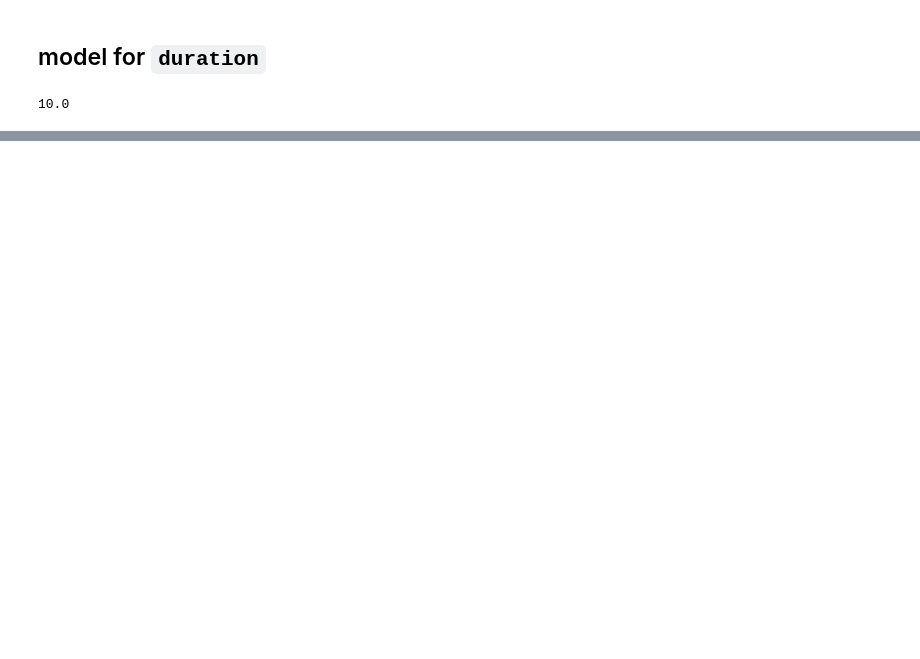
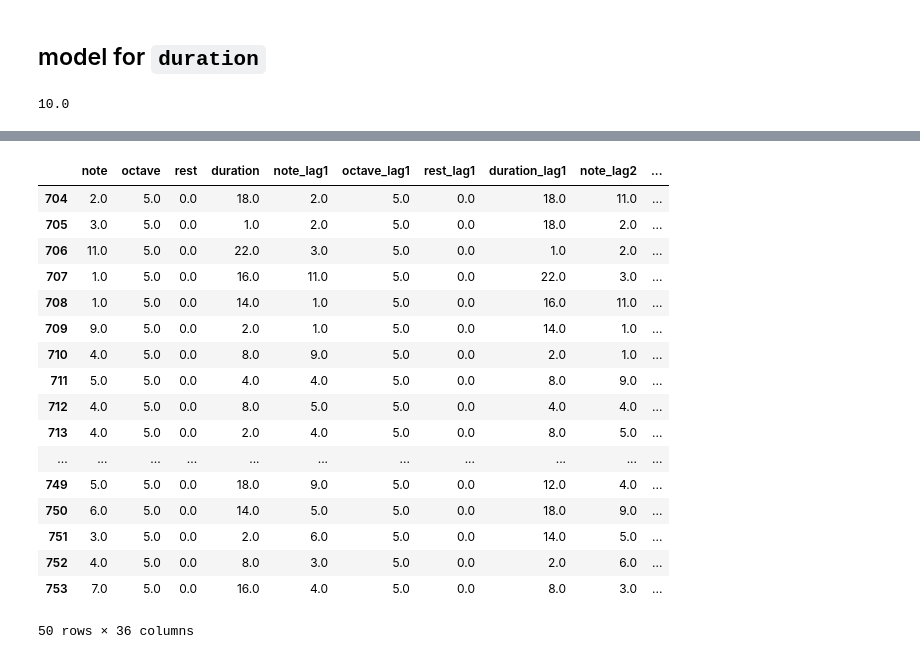
Before and after one commit to Sciurus365/MLProject2021, a Jupyter notebook: MultiStep2.ipynb, the cells around one changed output, grey strips where cells are left out. Saved outputs shown, nothing was run; the diff lists cells and outputs as text; code cells hidden in the pictures; blank space fills up the shorter version.

```diff
--- a/MultiStep2.ipynb
+++ b/MultiStep2.ipynb
@@ -197,0 +217,50 @@ plt.scatter(dfV1[dfV1.rest != 1]['duration'], rcv_pipe_duration_pred, alpha = 0.
+# %%
+dfV1_pred = dfV1
+for i in range(100):
+    # making the next row with blanks
+    temp_next_row = pd.DataFrame([np.nan, np.nan, np.nan, np.nan]+dfV1_pred.tail(1).iloc[:,:-4].values.tolist()[0][:]).T
+    temp_next_row.columns = dfV1_pred.columns
+    dfV1_pred = dfV1_pred.append(temp_next_row, ignore_index=True)
+
+    # predict the next rest (not actually predicting)
+    temp_v1_rest = 0
+    dfV1_pred.iloc[-1,2] = temp_v1_rest
+    # predict the next octave
+    temp_v1_octave = rcv_pipe_octave.predict(X=dfV1_pred.tail(1).drop(columns = ['octave', 'note', 'duration']))
+    dfV1_pred.iloc[-1,1] = temp_v1_octave
+    # predict the next note
+    # temp_v1_note = rcv_pipe_note.predict(X=dfV1_pred.tail(1).drop(columns = ['note', 'duration']))
+    d = rcv_pipe_note.decision_function(X=dfV1_pred.tail(1).drop(columns = ['note', 'duration']))
+    probs = [np.exp(i) / np.sum(np.exp(i)) for i in d]
+    temp_v1_note = random.choices(rcv_pipe_note.classes_, weights=probs[0])[0]
+    dfV1_pred.iloc[-1,0] = temp_v1_note
+    # predict the next duration
+    # temp_v1_duration = rcv_pipe_duration.predict(X=dfV1_pred.tail(1).drop(columns = ['duration']))
+    d = rcv_pipe_duration.decision_function(X=dfV1_pred.tail(1).drop(columns = ['duration']))
+    probs = [np.exp(i) / np.sum(np.exp(i)) for i in d]
+    temp_v1_duration = random.choices(rcv_pipe_duration.classes_, weights=probs[0])[0]
+    dfV1_pred.iloc[-1,3] = temp_v1_duration
+
+    ## we probably need postprocessing here, because later values depend on previous value
+# %%
+dfV1_pred.tail(50)
+# duration too long
+# %% [output]
+|  | note | octave | rest | duration | note_lag1 | octave_lag1 | rest_lag1 | duration_lag1 | note_lag2 | ... |
+| 704 | 2.0 | 5.0 | 0.0 | 18.0 | 2.0 | 5.0 | 0.0 | 18.0 | 11.0 | ... |
+| 705 | 3.0 | 5.0 | 0.0 | 1.0 | 2.0 | 5.0 | 0.0 | 18.0 | 2.0 | ... |
+| 706 | 11.0 | 5.0 | 0.0 | 22.0 | 3.0 | 5.0 | 0.0 | 1.0 | 2.0 | ... |
+| 707 | 1.0 | 5.0 | 0.0 | 16.0 | 11.0 | 5.0 | 0.0 | 22.0 | 3.0 | ... |
+| 708 | 1.0 | 5.0 | 0.0 | 14.0 | 1.0 | 5.0 | 0.0 | 16.0 | 11.0 | ... |
+| 709 | 9.0 | 5.0 | 0.0 | 2.0 | 1.0 | 5.0 | 0.0 | 14.0 | 1.0 | ... |
+| 710 | 4.0 | 5.0 | 0.0 | 8.0 | 9.0 | 5.0 | 0.0 | 2.0 | 1.0 | ... |
+| 711 | 5.0 | 5.0 | 0.0 | 4.0 | 4.0 | 5.0 | 0.0 | 8.0 | 9.0 | ... |
+| 712 | 4.0 | 5.0 | 0.0 | 8.0 | 5.0 | 5.0 | 0.0 | 4.0 | 4.0 | ... |
+| 713 | 4.0 | 5.0 | 0.0 | 2.0 | 4.0 | 5.0 | 0.0 | 8.0 | 5.0 | ... |
+| ... | ... | ... | ... | ... | ... | ... | ... | ... | ... | ... |
+| 749 | 5.0 | 5.0 | 0.0 | 18.0 | 9.0 | 5.0 | 0.0 | 12.0 | 4.0 | ... |
+| 750 | 6.0 | 5.0 | 0.0 | 14.0 | 5.0 | 5.0 | 0.0 | 18.0 | 9.0 | ... |
+| 751 | 3.0 | 5.0 | 0.0 | 2.0 | 6.0 | 5.0 | 0.0 | 14.0 | 5.0 | ... |
+| 752 | 4.0 | 5.0 | 0.0 | 8.0 | 3.0 | 5.0 | 0.0 | 2.0 | 6.0 | ... |
+| 753 | 7.0 | 5.0 | 0.0 | 16.0 | 4.0 | 5.0 | 0.0 | 8.0 | 3.0 | ... |
+50 rows × 36 columns
```
Also changed, not shown: parts of 13 cells of this notebook.
